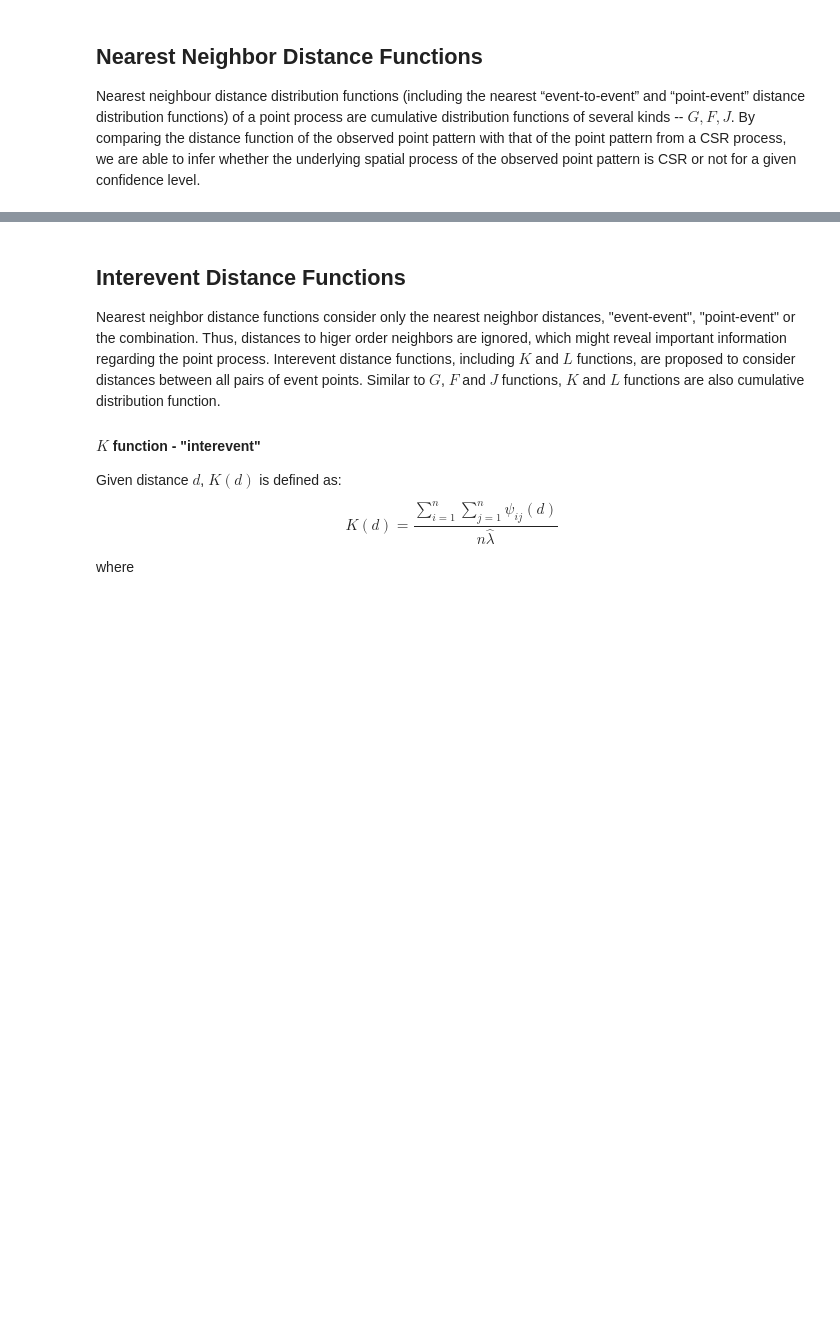
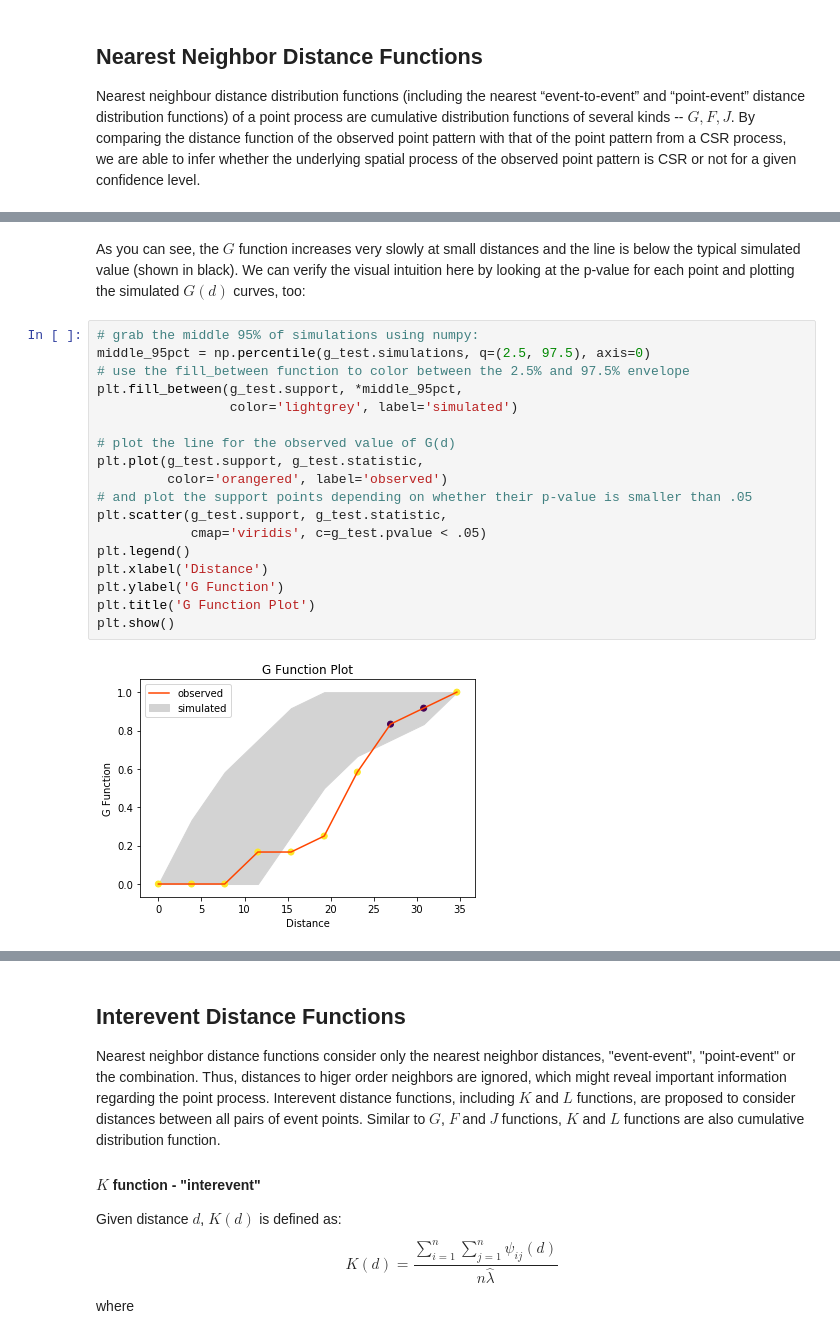
Before and after one commit to pysal/pointpats, a Jupyter notebook: notebooks/distance_statistics-numpy-oriented.ipynb, the cells around one changed output, grey strips where cells are left out. Saved outputs shown, nothing was run; the diff lists cells and outputs as text; blank space fills up the shorter version.

```diff
--- a/notebooks/distance_statistics-numpy-oriented.ipynb
+++ b/notebooks/distance_statistics-numpy-oriented.ipynb
@@ -117,0 +99,22 @@ From the above figure, we can observe that $J$ function is obviously above the $
+# %% [markdown]
+As you can see, the $G$ function increases very slowly at small distances and the line is below the typical simulated value (shown in black). We can verify the visual intuition here by looking at the p-value for each point and plotting the simulated $G(d)$ curves, too:
+# %%
+# grab the middle 95% of simulations using numpy:
+middle_95pct = np.percentile(g_test.simulations, q=(2.5, 97.5), axis=0)
+# use the fill_between function to color between the 2.5% and 97.5% envelope
+plt.fill_between(g_test.support, *middle_95pct,
+                 color='lightgrey', label='simulated')
+
+# plot the line for the observed value of G(d)
+plt.plot(g_test.support, g_test.statistic,
+         color='orangered', label='observed')
+# and plot the support points depending on whether their p-value is smaller than .05
+plt.scatter(g_test.support, g_test.statistic,
+            cmap='viridis', c=g_test.pvalue < .05)
+plt.legend()
+plt.xlabel('Distance')
+plt.ylabel('G Function')
+plt.title('G Function Plot')
+plt.show()
+# %% [output]
+[figure, added]
```
Also changed, not shown: parts of 38 cells of this notebook.
